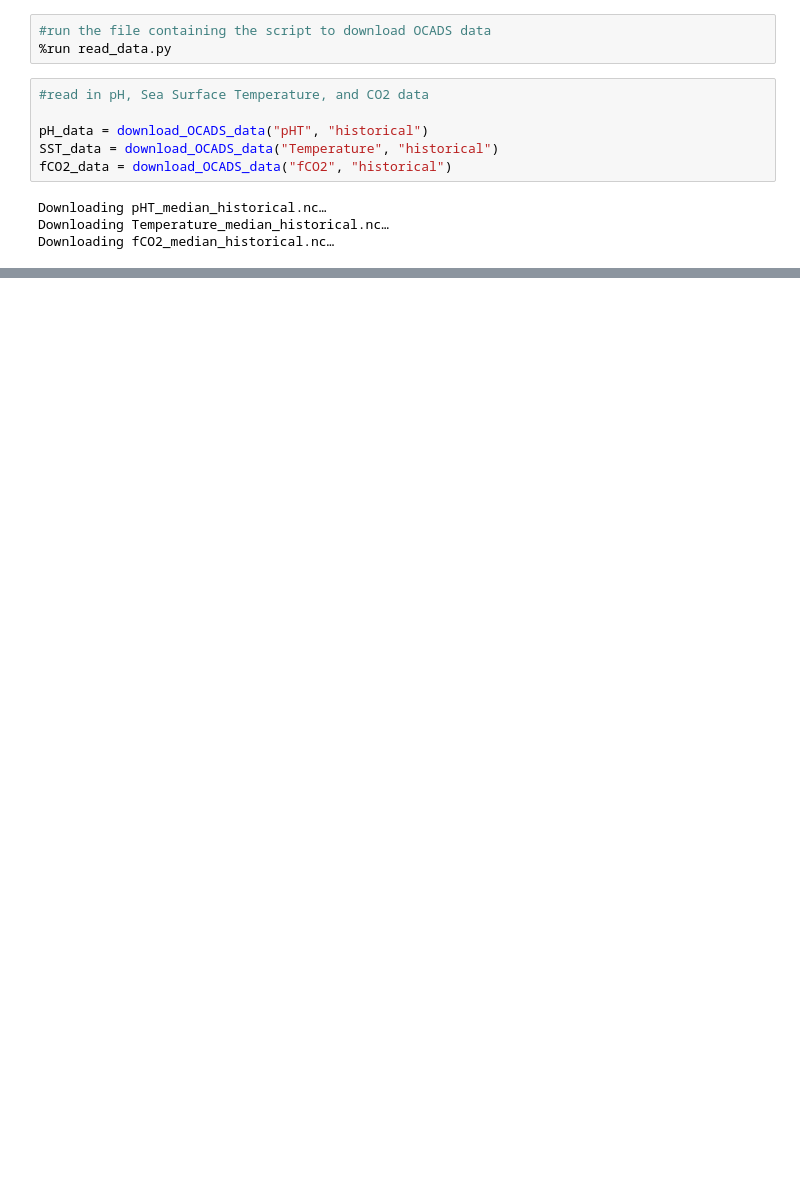
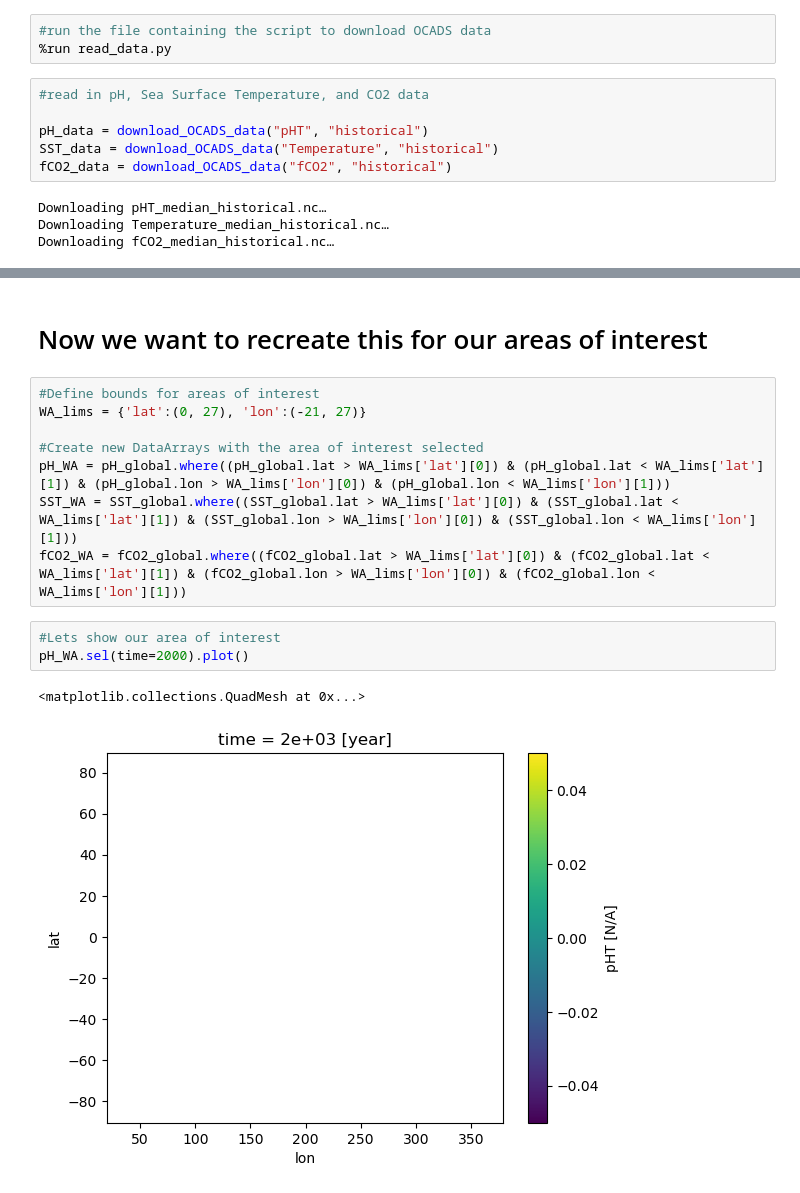
Before and after one commit to jaimeeian/CISP_Chaac-OA, a Jupyter notebook: CMA_workbook.ipynb, the cells around one changed output, grey strips where cells are left out. Cells and saved outputs as stored; diff of their text form; blank space fills up the shorter version.

```diff
--- a/CMA_workbook.ipynb
+++ b/CMA_workbook.ipynb
@@ -142,0 +119,16 @@ pH_anom.mean(dim=['lat', 'lon']).plot()
+# %% [markdown]
+# Now we want to recreate this for our areas of interest
+# %%
+#Define bounds for areas of interest
+WA_lims = {'lat':(0, 27), 'lon':(-21, 27)}
+
+#Create new DataArrays with the area of interest selected
+pH_WA = pH_global.where((pH_global.lat > WA_lims['lat'][0]) & (pH_global.lat < WA_lims['lat'][1]) & (pH_global.lon > WA_lims['lon'][0]) & (pH_global.lon < WA_lims['lon'][1]))
+SST_WA = SST_global.where((SST_global.lat > WA_lims['lat'][0]) & (SST_global.lat < WA_lims['lat'][1]) & (SST_global.lon > WA_lims['lon'][0]) & (SST_global.lon < WA_lims['lon'][1]))
+fCO2_WA = fCO2_global.where((fCO2_global.lat > WA_lims['lat'][0]) & (fCO2_global.lat < WA_lims['lat'][1]) & (fCO2_global.lon > WA_lims['lon'][0]) & (fCO2_global.lon < WA_lims['lon'][1]))
+# %%
+#Lets show our area of interest
+pH_WA.sel(time=2000).plot()
+# %% [output]
+<matplotlib.collections.QuadMesh at 0x...>
+[figure, added]
```
Also changed, not shown: parts of 17 cells of this notebook.
